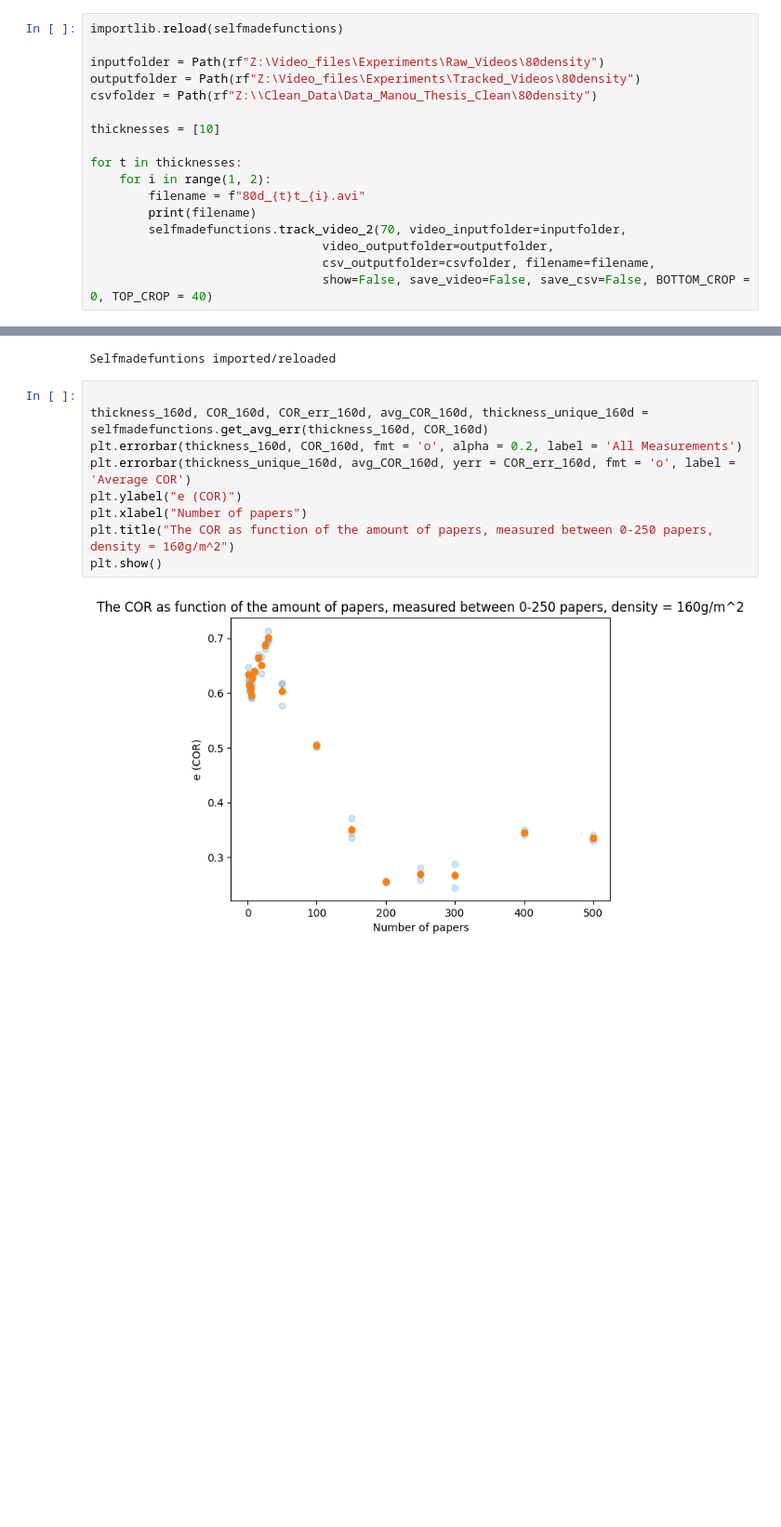
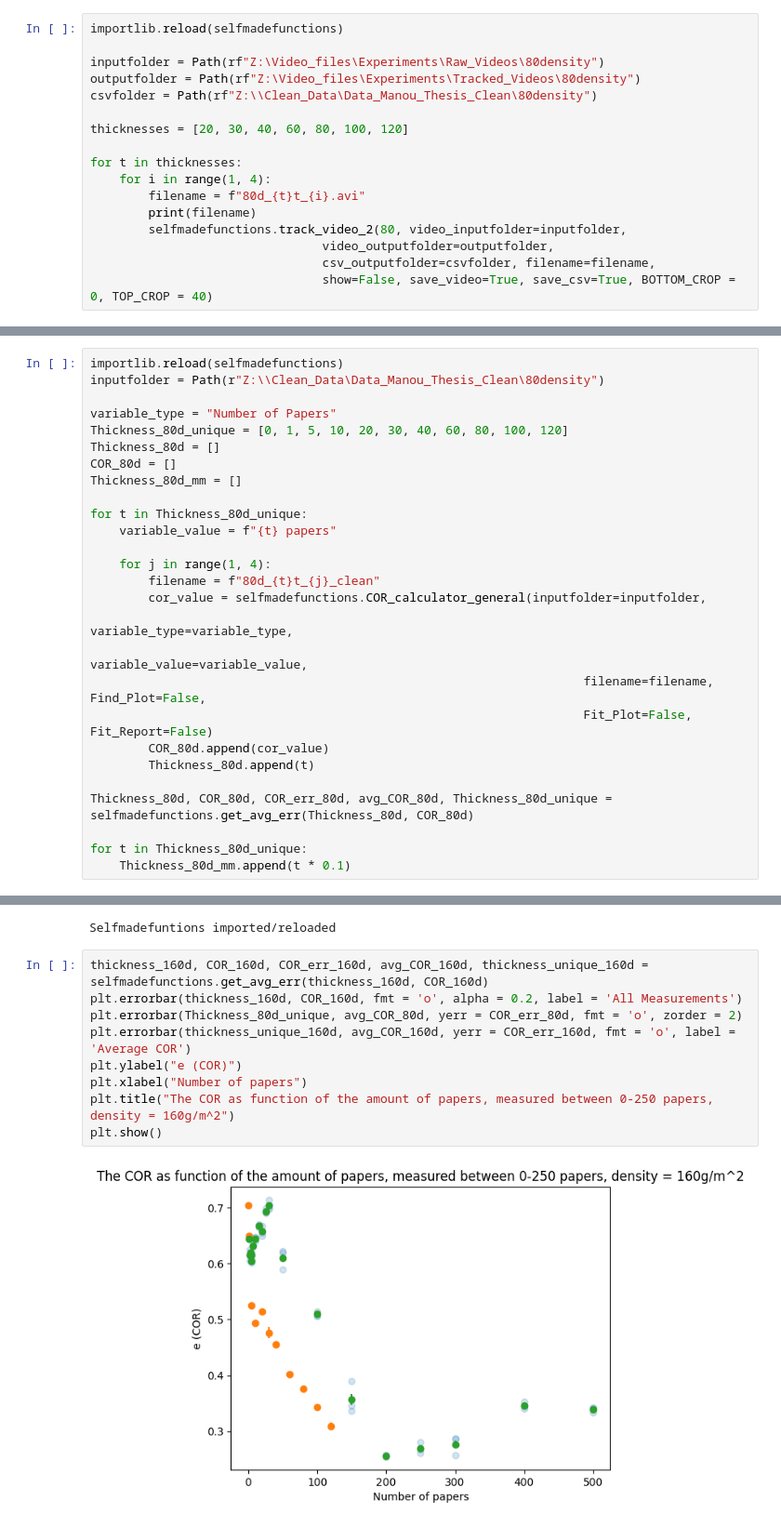
Before and after one commit to joshuadijksman/paperstack, a Jupyter notebook: Manou_version/code/Manou_Experiments.ipynb, the cells around one changed output, grey strips where cells are left out. Shown at 93% size. Saved outputs shown, nothing was run; the diff lists cells and outputs as text; blank space fills up the shorter version.

Commit message:
added experimental data at a density of 80

```diff
--- a/Manou_version/code/Manou_Experiments.ipynb
+++ b/Manou_version/code/Manou_Experiments.ipynb
@@ -25,15 +25,15 @@ inputfolder = Path(rf"Z:\Video_files\Experiments\Raw_Videos\80density")
 outputfolder = Path(rf"Z:\Video_files\Experiments\Tracked_Videos\80density")
 csvfolder = Path(rf"Z:\\Clean_Data\Data_Manou_Thesis_Clean\80density")
 
-thicknesses = [10]
+thicknesses = [20, 30, 40, 60, 80, 100, 120]
 
 for t in thicknesses:
-    for i in range(1, 2):
+    for i in range(1, 4):
         filename = f"80d_{t}t_{i}.avi"
         print(filename)
-        selfmadefunctions.track_video_2(70, video_inputfolder=inputfolder,
+        selfmadefunctions.track_video_2(80, video_inputfolder=inputfolder,
                                 video_outputfolder=outputfolder,
                                 csv_outputfolder=csvfolder, filename=filename,
-                                show=False, save_video=False, save_csv=False, BOTTOM_CROP = 0, TOP_CROP = 40)
+                                show=False, save_video=True, save_csv=True, BOTTOM_CROP = 0, TOP_CROP = 40)
 # %% [output]
 Selfmadefuntions imported/reloaded
@@ -41,2 +56,29 @@ Selfmadefuntions imported/reloaded
 # %% [markdown]
 The function COR_calculator_general is meant to be able to read a clean csv file, and be given the name of the variable you are changing (such as thickness etc.) to ouput graphs (if Find_Plot = true) to check if everything went right. The function returns the calculated COR.
+# %%
+importlib.reload(selfmadefunctions)
+inputfolder = Path(r"Z:\\Clean_Data\Data_Manou_Thesis_Clean\80density")
+
+variable_type = "Number of Papers"
+Thickness_80d_unique = [0, 1, 5, 10, 20, 30, 40, 60, 80, 100, 120]
+Thickness_80d = []
+COR_80d = []
+Thickness_80d_mm = []
+
+for t in Thickness_80d_unique:
+    variable_value = f"{t} papers"
+
+    for j in range(1, 4):
+        filename = f"80d_{t}t_{j}_clean"
+        cor_value = selfmadefunctions.COR_calculator_general(inputfolder=inputfolder,
+                                                                    variable_type=variable_type,
+                                                                    variable_value=variable_value,
+                                                                    filename=filename, Find_Plot=False,
+                                                                    Fit_Plot=False, Fit_Report=False)
+        COR_80d.append(cor_value)
+        Thickness_80d.append(t)
+
+Thickness_80d, COR_80d, COR_err_80d, avg_COR_80d, Thickness_80d_unique = selfmadefunctions.get_avg_err(Thickness_80d, COR_80d)
+
+for t in Thickness_80d_unique:
+    Thickness_80d_mm.append(t * 0.1)
@@ -311,13 +370,13 @@ for t in thickness_unique_160d:
 # %% [output]
 Selfmadefuntions imported/reloaded
 # %%
-
 thickness_160d, COR_160d, COR_err_160d, avg_COR_160d, thickness_unique_160d = selfmadefunctions.get_avg_err(thickness_160d, COR_160d)
 plt.errorbar(thickness_160d, COR_160d, fmt = 'o', alpha = 0.2, label = 'All Measurements')
+plt.errorbar(Thickness_80d_unique, avg_COR_80d, yerr = COR_err_80d, fmt = 'o', zorder = 2)
 plt.errorbar(thickness_unique_160d, avg_COR_160d, yerr = COR_err_160d, fmt = 'o', label = 'Average COR')
 plt.ylabel("e (COR)")
 plt.xlabel("Number of papers")
 plt.title("The COR as function of the amount of papers, measured between 0-250 papers, density = 160g/m^2")
 plt.show()
 # %% [output]
-[figure, old version]
+[figure, new version]
```
Also changed, not shown: parts of 11 cells of this notebook, 1 other file.
